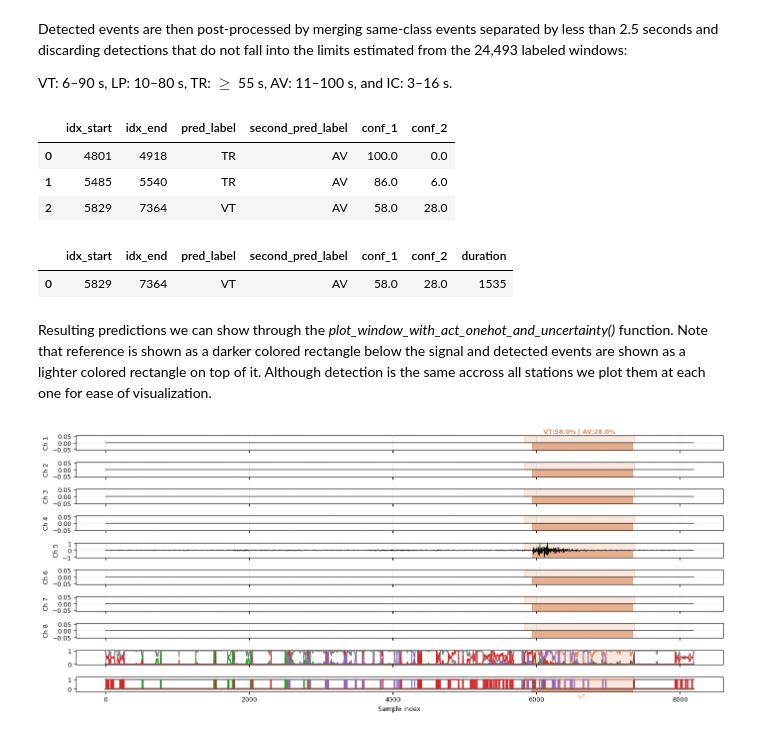
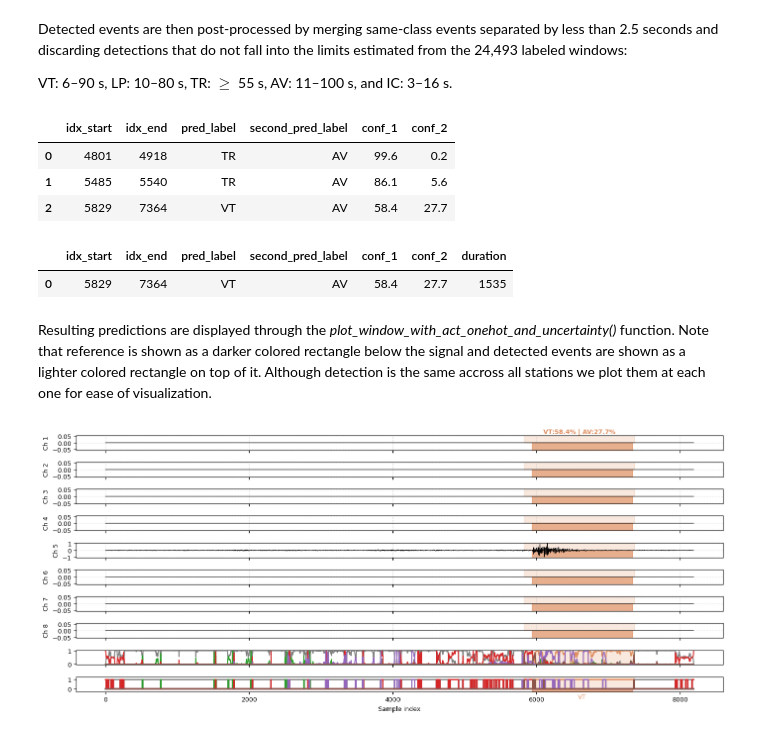
Before and after one commit to camilo-espinosa/volcano-seismic-segmentation, a Jupyter notebook: examples/window_level_demo.ipynb, the cells around one changed output. Drawn from its saved outputs; the diff is of its cells as text; code cells hidden in the pictures.

```diff
--- a/examples/window_level_demo.ipynb
+++ b/examples/window_level_demo.ipynb
@@ -123,9 +131,9 @@ To pass it through the model, we Stack the 8-channel 1D array to form a 256x256
 input_signal = example_trace[:8,:]
 print(input_signal.shape)
 input_tensor = tensor(input_signal)
-stacked_input = data_utils.patch_stacking_X(input_tensor, N=256)
+stacked_input = data_utils.patch_stacking_X(input_tensor.unsqueeze(0), N=256)
 print(stacked_input.shape)
-plt.imshow(stacked_input[0].numpy(), cmap='Greys_r', interpolation='nearest')
+plt.imshow(stacked_input[0][0].numpy(), cmap='Greys_r', interpolation='nearest')
 plt.show()
 # %% [output]
 (8, 8192)
@@ -134,7 +142,7 @@ torch.Size([1, 256, 256])
 # %% [markdown]
 Pass the input through the model to obtain 6 predicted 2D masks:
 # %%
-batched_stacked_input = stacked_input.unsqueeze(0).to(device)
+batched_stacked_input = stacked_input.to(device)
 print("Input shape:",batched_stacked_input.shape)
 output = model(batched_stacked_input)
 print("Output shape:",output.shape)
@@ -243,7 +251,7 @@ cols = ["pred_label", "idx_start", "idx_end", "second_pred_label", "conf_1", "co
 predicted_df = pd.DataFrame(events, columns=cols)
 predicted_df['duration']=predicted_df['idx_end']-predicted_df['idx_start']
 print(len(predicted_df))
-predicted_df = predicted_df.round(0)
+predicted_df = predicted_df.round(2)
 predicted_df.head(len(predicted_df))
 # %% [output]
 3
@@ -258,14 +266,14 @@ VT: 6–90 s, LP: 10–80 s, TR: $\ge$ 55 s, AV: 11–100 s, and IC: 3–16 s.
 # %%
 merged_detections = data_utils.merge_same_class_events_with_gap(
     predicted_df
 )
-merged_detections = merged_detections.round(0)
+merged_detections = merged_detections.round(2)
 merged_detections.head(len(merged_detections))
 # %% [output]
 |  | idx_start | idx_end | pred_label | second_pred_label | conf_1 | conf_2 |
-| 0 | 4801 | 4918 | TR | AV | 100.0 | 0.0 |
-| 1 | 5485 | 5540 | TR | AV | 86.0 | 6.0 |
-| 2 | 5829 | 7364 | VT | AV | 58.0 | 28.0 |
+| 0 | 4801 | 4918 | TR | AV | 99.6 | 0.2 |
+| 1 | 5485 | 5540 | TR | AV | 86.1 | 5.6 |
+| 2 | 5829 | 7364 | VT | AV | 58.4 | 27.7 |
 # %%
 bounds = {
     "VT": (600,   9000),
@@ -290,13 +298,13 @@ filtered_detections = (
     .drop(columns=["min_dur", "max_dur"])
     .reset_index(drop=True)
 )
-filtered_detections = filtered_detections.round(1)
+# filtered_detections = filtered_detections.round(2)
 filtered_detections.head(len(filtered_detections))
 # %% [output]
 |  | idx_start | idx_end | pred_label | second_pred_label | conf_1 | conf_2 | duration |
-| 0 | 5829 | 7364 | VT | AV | 58.0 | 28.0 | 1535 |
+| 0 | 5829 | 7364 | VT | AV | 58.4 | 27.7 | 1535 |
 # %% [markdown]
-Resulting predictions we can show through the *plot_window_with_act_onehot_and_uncertainty()* function. Note that reference is shown as a darker colored rectangle below the signal and detected events are shown as a lighter colored rectangle on top of it. Although detection is the same accross all stations we plot them at each one for ease of visualization.
+Resulting predictions are displayed through the *plot_window_with_act_onehot_and_uncertainty()* function. Note that reference is shown as a darker colored rectangle below the signal and detected events are shown as a lighter colored rectangle on top of it. Although detection is the same accross all stations we plot them at each one for ease of visualization.
 # %%
 # snippet to use the plot function:
 input_trace = np.concat([np.zeros(example_trace[:8,:].shape[1]).reshape(1,-1),example_trace[:8,:]],axis=0)
```
Also changed, not shown: parts of 4 cells of this notebook, 4 other files.
